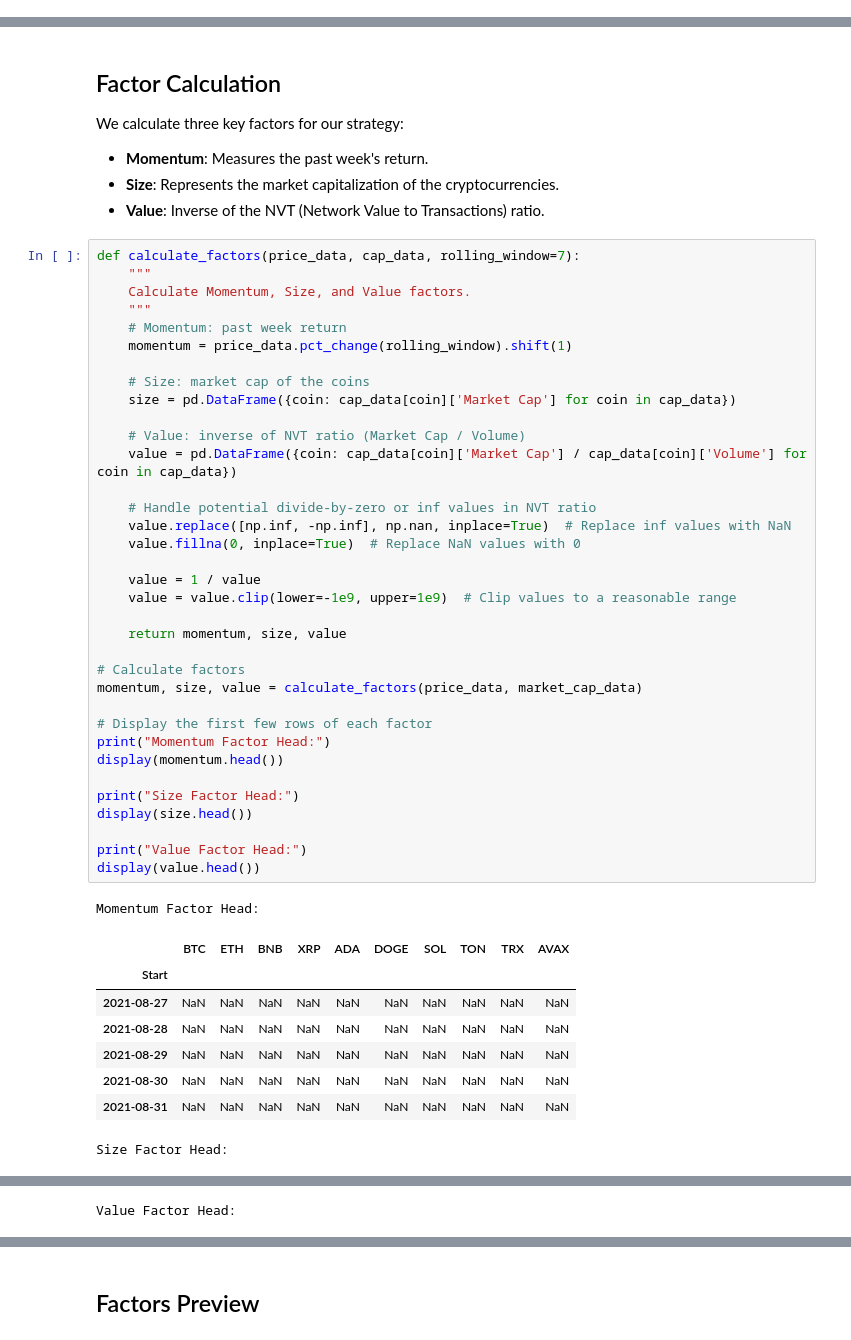
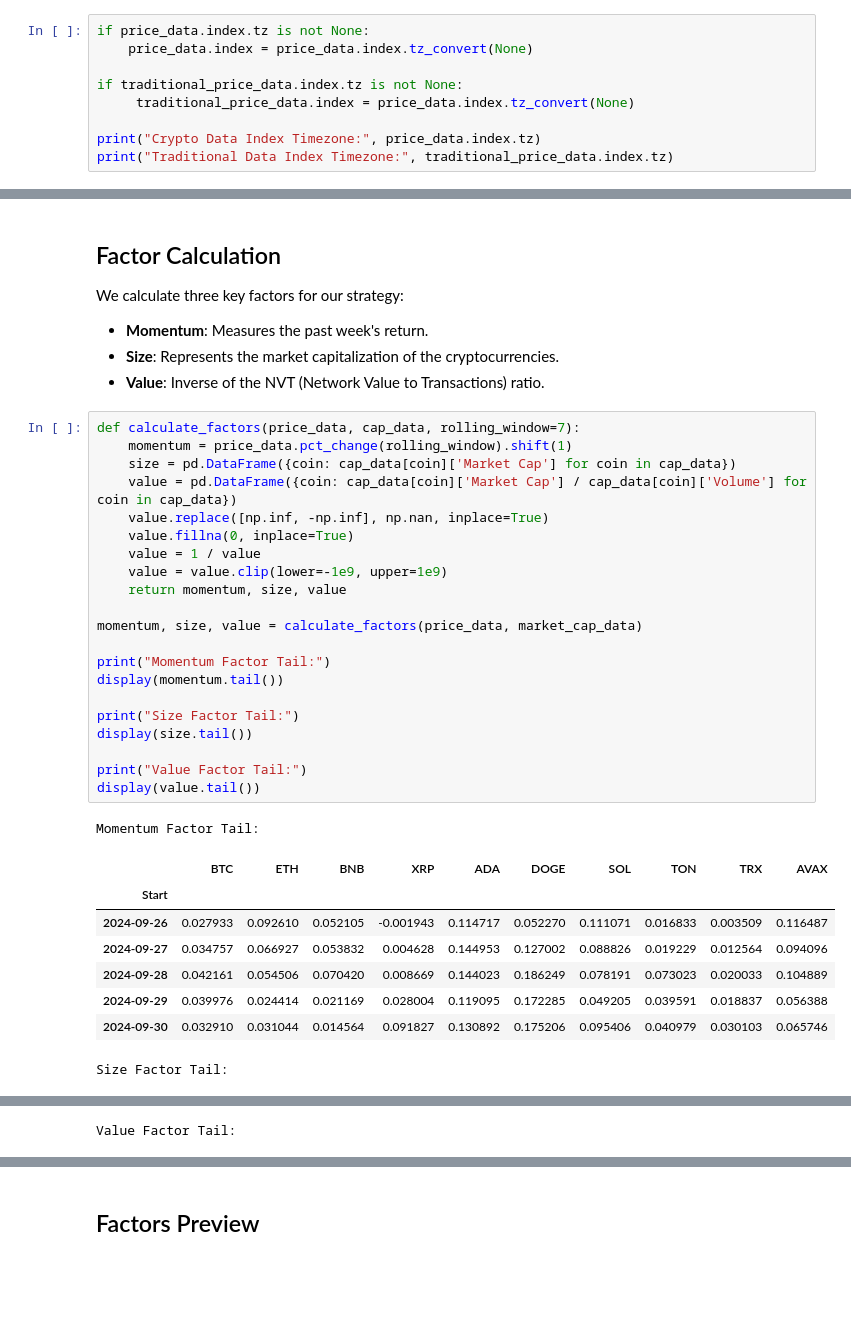
Before and after one commit to ak7660/GraapeInvestment, a Jupyter notebook: strategy.ipynb, the cells around one changed output, grey strips where cells are left out. Cells and saved outputs as stored; diff of their text form; blank space fills up the shorter version.

```diff
--- a/strategy.ipynb
+++ b/strategy.ipynb
@@ -125,0 +148,9 @@ price_data.head()
+# %%
+if price_data.index.tz is not None:
+    price_data.index = price_data.index.tz_convert(None)
+
+if traditional_price_data.index.tz is not None:
+     traditional_price_data.index = price_data.index.tz_convert(None)
+
+print("Crypto Data Index Timezone:", price_data.index.tz)
+print("Traditional Data Index Timezone:", traditional_price_data.index.tz)
@@ -135,48 +169,34 @@ We calculate three key factors for our strategy:
 - **Value**: Inverse of the NVT (Network Value to Transactions) ratio.
 # %%
 def calculate_factors(price_data, cap_data, rolling_window=7):
-    """
-    Calculate Momentum, Size, and Value factors.
-    """
-    # Momentum: past week return
     momentum = price_data.pct_change(rolling_window).shift(1)
-
-    # Size: market cap of the coins
     size = pd.DataFrame({coin: cap_data[coin]['Market Cap'] for coin in cap_data})
-
-    # Value: inverse of NVT ratio (Market Cap / Volume)
     value = pd.DataFrame({coin: cap_data[coin]['Market Cap'] / cap_data[coin]['Volume'] for coin in cap_data})
-
-    # Handle potential divide-by-zero or inf values in NVT ratio
-    value.replace([np.inf, -np.inf], np.nan, inplace=True)  # Replace inf values with NaN
-    value.fillna(0, inplace=True)  # Replace NaN values with 0
-
+    value.replace([np.inf, -np.inf], np.nan, inplace=True)
+    value.fillna(0, inplace=True)
     value = 1 / value
-    value = value.clip(lower=-1e9, upper=1e9)  # Clip values to a reasonable range
-
+    value = value.clip(lower=-1e9, upper=1e9)
     return momentum, size, value
 
-# Calculate factors
 momentum, size, value = calculate_factors(price_data, market_cap_data)
 
-# Display the first few rows of each factor
-print("Momentum Factor Head:")
-display(momentum.head())
+print("Momentum Factor Tail:")
+display(momentum.tail())
 
-print("Size Factor Head:")
-display(size.head())
+print("Size Factor Tail:")
+display(size.tail())
 
-print("Value Factor Head:")
-display(value.head())
+print("Value Factor Tail:")
+display(value.tail())
 # %% [output]
-Momentum Factor Head:
+Momentum Factor Tail:
 |  | BTC | ETH | BNB | XRP | ADA | DOGE | SOL | TON | TRX | AVAX |
 | Start |  |  |  |  |  |  |  |  |  |  |
-| 2021-08-27 | NaN | NaN | NaN | NaN | NaN | NaN | NaN | NaN | NaN | NaN |
-| 2021-08-28 | NaN | NaN | NaN | NaN | NaN | NaN | NaN | NaN | NaN | NaN |
-| 2021-08-29 | NaN | NaN | NaN | NaN | NaN | NaN | NaN | NaN | NaN | NaN |
-| 2021-08-30 | NaN | NaN | NaN | NaN | NaN | NaN | NaN | NaN | NaN | NaN |
-| 2021-08-31 | NaN | NaN | NaN | NaN | NaN | NaN | NaN | NaN | NaN | NaN |
+| 2024-09-26 | 0.027933 | 0.092610 | 0.052105 | -0.001943 | 0.114717 | 0.052270 | 0.111071 | 0.016833 | 0.003509 | 0.116487 |
+| 2024-09-27 | 0.034757 | 0.066927 | 0.053832 | 0.004628 | 0.144953 | 0.127002 | 0.088826 | 0.019229 | 0.012564 | 0.094096 |
+| 2024-09-28 | 0.042161 | 0.054506 | 0.070420 | 0.008669 | 0.144023 | 0.186249 | 0.078191 | 0.073023 | 0.020033 | 0.104889 |
+| 2024-09-29 | 0.039976 | 0.024414 | 0.021169 | 0.028004 | 0.119095 | 0.172285 | 0.049205 | 0.039591 | 0.018837 | 0.056388 |
+| 2024-09-30 | 0.032910 | 0.031044 | 0.014564 | 0.091827 | 0.130892 | 0.175206 | 0.095406 | 0.040979 | 0.030103 | 0.065746 |
-Size Factor Head:
+Size Factor Tail:
 |  | BTC | ETH | BNB | XRP | ADA | DOGE | SOL | TON | TRX | AVAX |
 | Start |  |  |  |  |  |  |  |  |  |  |
@@ -188,3 +208,3 @@ Size Factor Head:
-Value Factor Head:
+Value Factor Tail:
 |  | BTC | ETH | BNB | XRP | ADA | DOGE | SOL | TON | TRX | AVAX |
 | Start |  |  |  |  |  |  |  |  |  |  |
```
Also changed, not shown: parts of 25 cells of this notebook, 1 other file.
